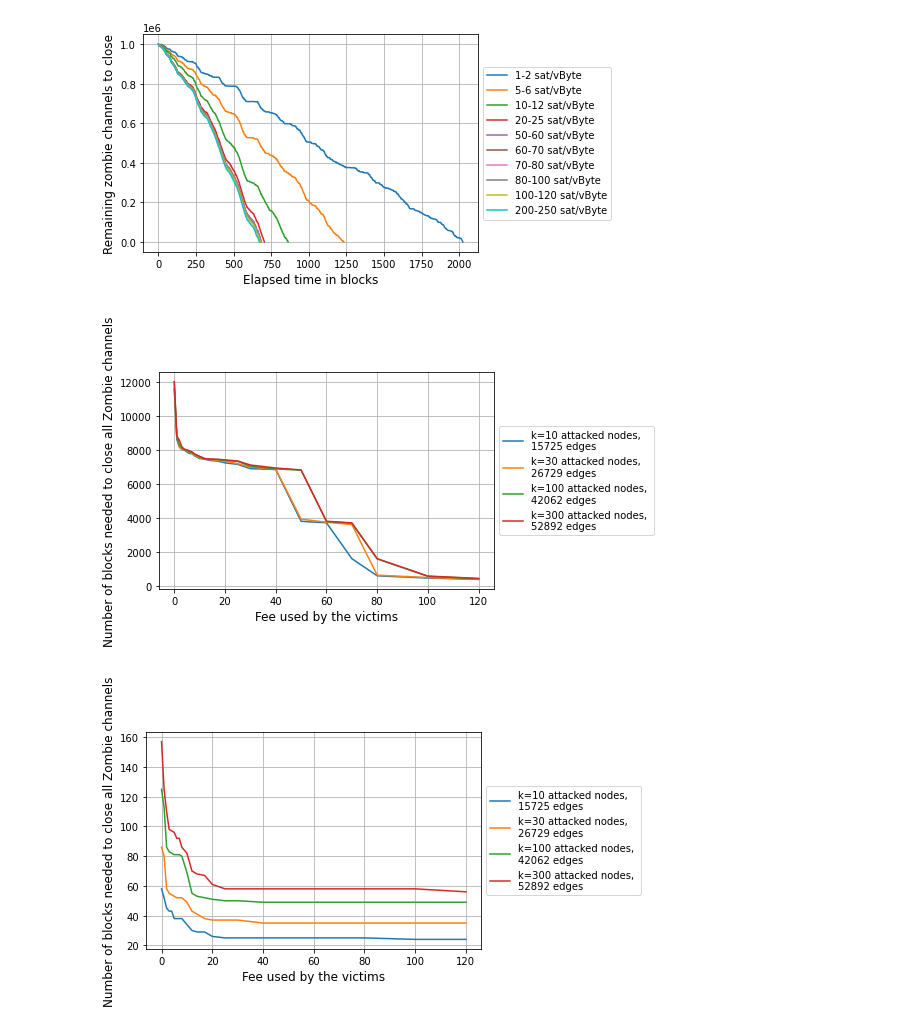
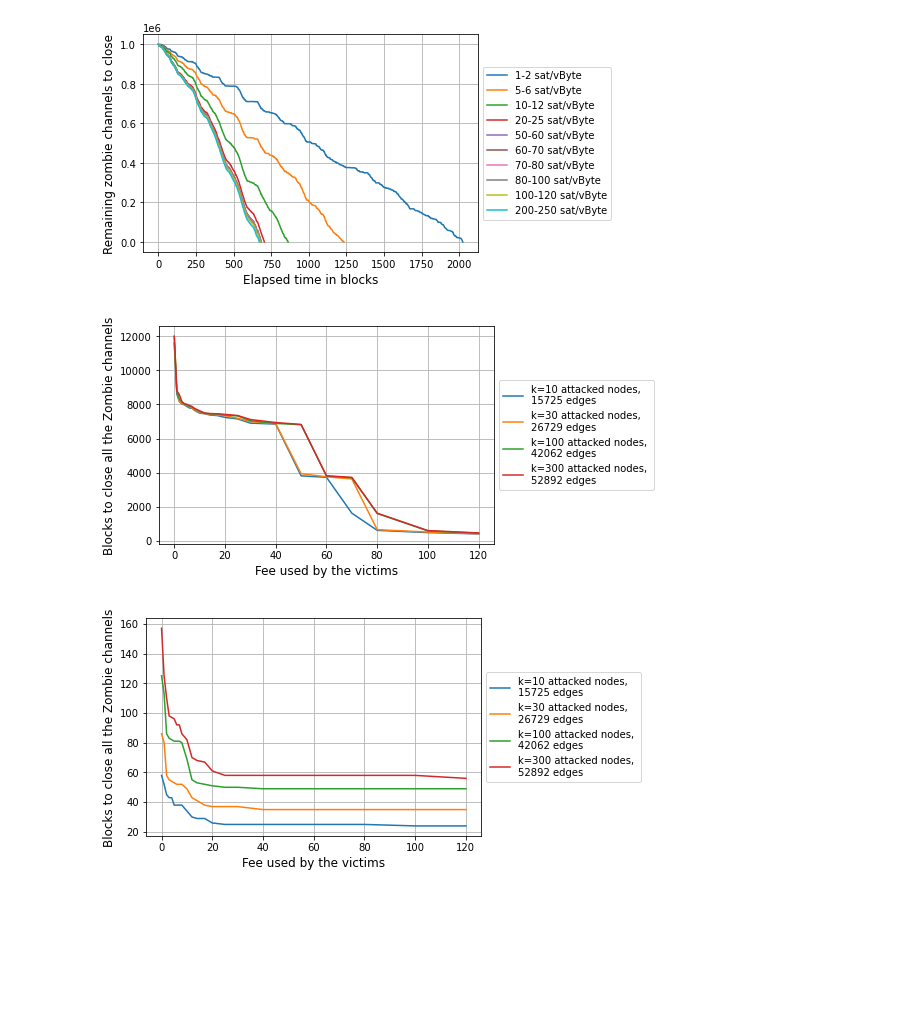
Before and after one commit to CosimoSguanci/Mass-Exit-Attacks-on-LN, a Jupyter notebook: mempool-simulator/ZombieAttackSimulation-refactoring.ipynb, the cells around one changed output. Drawn from its saved outputs; the diff is of its cells as text; code cells hidden in the pictures; blank space fills up the shorter version.

```diff
--- a/mempool-simulator/ZombieAttackSimulation-refactoring.ipynb
+++ b/mempool-simulator/ZombieAttackSimulation-refactoring.ipynb
@@ -154,36 +154,36 @@ for experiment in experiments:
     labels = []
     for k in k_values:
         initial_num_zombie_channels = experiment["data"][k]["n_edges"]
         mempool_data = mempool_data_during_congestion if experiment["scenario"] == 1 else mempool_data_no_congestion
         first_block_height = common.get_first_block_height_during_congestion() if experiment["scenario"] == 1 else common.get_first_block_height_no_congestion()
         needed_blocks = [] # number of blocks needed to close all the zombie channels
 
         i = 0
         while i < len(fee_ranges_custom):
             sim = SimpleModeSimulation(
                 mempoolData=mempool_data,
                 blocksData=blocks_data,
                 isDynamic=False,
                 firstBlockHeightOfSimulation=first_block_height,
                 problematicIntervals=PROBLEMATIC_INTERVALS,
                 step=-1,
                 beta=-1,
                 remainingTxs=initial_num_zombie_channels,
                 feeIndexInRanges=i)
             blocks_to_close_all_channels, plot_remaining_zombie_channels = sim.run()
             needed_blocks.append(blocks_to_close_all_channels)
             i += 1
 
         plt.plot(fee_ranges_custom, needed_blocks)
         labels.append(f"k={k} attacked nodes, \n{initial_num_zombie_channels} edges")
 
     plt.xlabel('Fee used by the victims', fontsize=12)
-    plt.ylabel(f'Number of blocks needed to close all Zombie channels', fontsize=12)
+    plt.ylabel(f'Blocks to close all the Zombie channels', fontsize=12)
     plt.legend(labels=labels, loc='center left', bbox_to_anchor=(1, 0.5))
     plt.show()
 # %% [output]
-[figure, old version]
+[figure, new version]
-[figure, old version]
+[figure, new version]
 # %%
 # Dynamic Case
 # beta: factor of growth of the fee (new_fee = alpha * beta)
```
Also changed, not shown: parts of 1 cell of this notebook.
